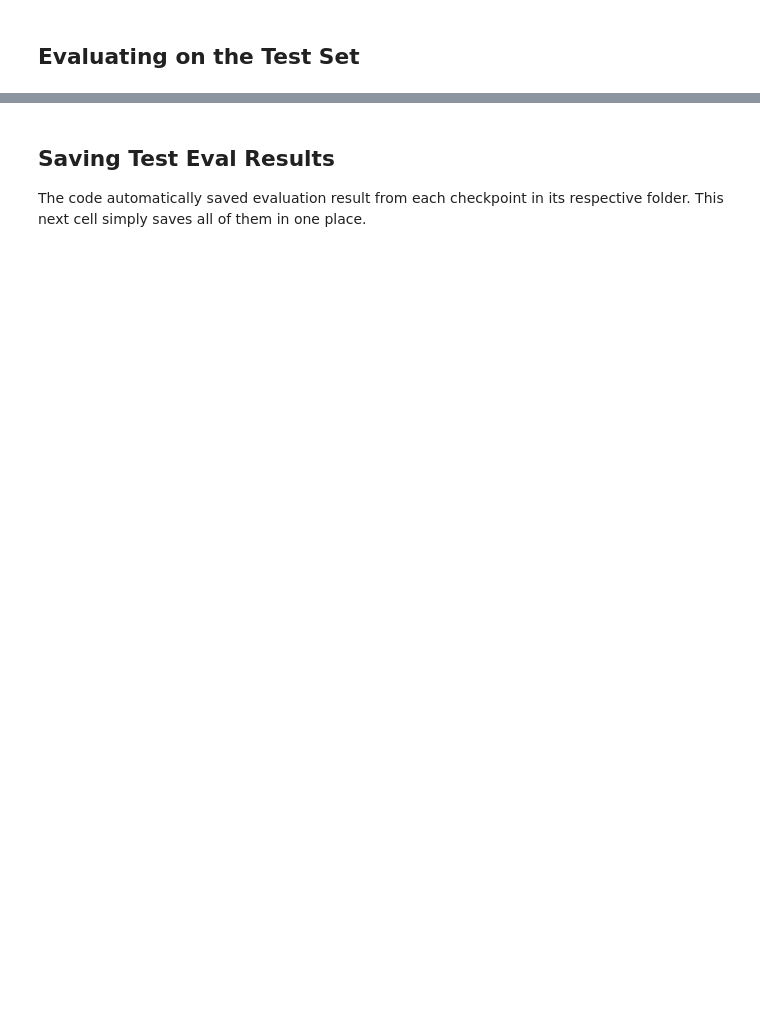
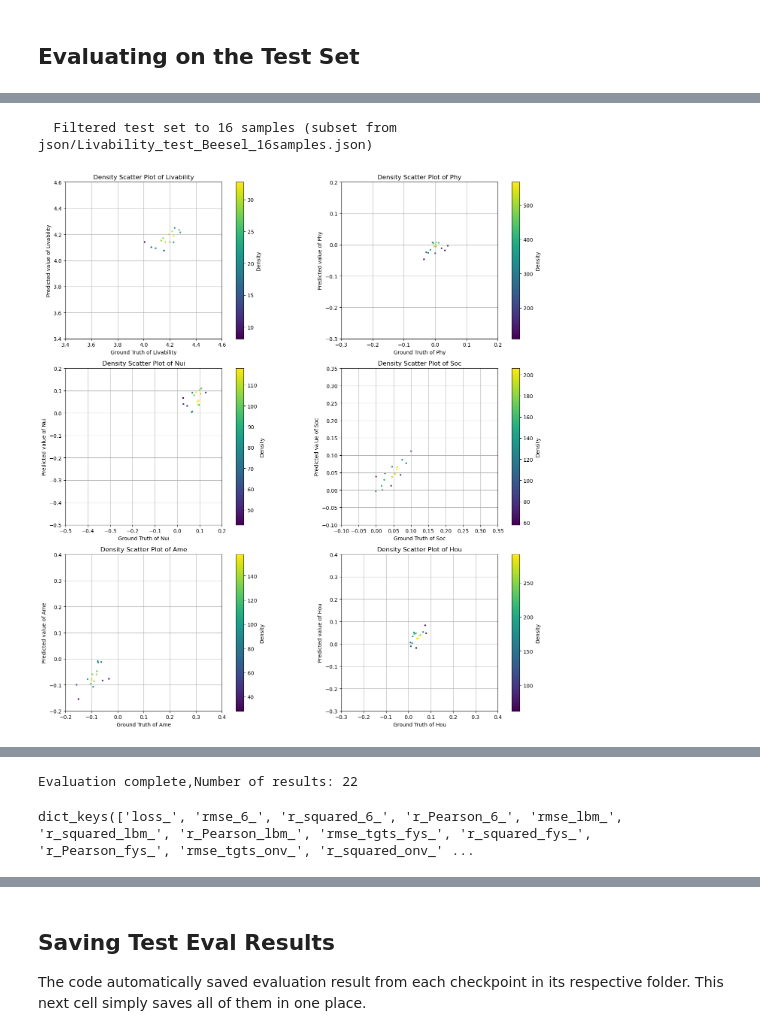
Before and after one commit to VienJou/Multimodal-multi-task-urban-livability-evaluation, a Jupyter notebook: Livability_evaluation_baseline_EN_Clean_v5.ipynb, the cells around one changed output, grey strips where cells are left out. Cells and saved outputs as stored; diff of their text form; code cells hidden in the pictures; blank space fills up the shorter version.

Commit message:
Update Livability_evaluation_baseline_EN_Clean_v5.ipynb and remove v6
Made-with: Cursor

```diff
--- a/Livability_evaluation_baseline_EN_Clean_v5.ipynb
+++ b/Livability_evaluation_baseline_EN_Clean_v5.ipynb
@@ -583,8 +878,17 @@ parser.add_argument("--num_workers", type=int, default=8, help="number of worker
 
 parser.add_argument("--seed", type=int, default=42, help="random seed for initialization")
 
+# Optional: evaluate only on a subset of test (e.g. Beesel). JSON/JSONL file with "id" per line.
+parser.add_argument("--test_subset_json", default="", type=str,
+    help="If set, test set is filtered to samples whose 'id' is in this file (one JSON object per line, each with 'id'). Leave empty for full test set.")
 
 args = parser.parse_args("")
+# Optional: test only on a subset (e.g. Beesel). Set to your JSON/JSONL path, or leave as "" for full test set.
+args.test_subset_json = "json/Livability_test_Beesel_16samples.json"
+
+# Use model from Hugging Face for evaluation (no local checkpoint needed)
+USE_HF_MODEL = True  # Set to False to use local output_dir
+HF_MODEL_REPO_ID = "Vinjou/Multimodal_urban_livability_evaluation_model"
 
 # Setup CUDA, GPU & distributed training
 device = torch.device("cuda" if torch.cuda.is_available() else "cpu")
@@ -1177,7 +1529,7 @@ if args.do_train:
 
     # Load a trained model and vocabulary that you have fine-tuned
     model = MMBTForClassification(transformer_config, multimodal_config)
-    model.load_state_dict(torch.load(os.path.join(args.output_dir, WEIGHTS_NAME)))
+    model.load_state_dict(torch.load(os.path.join(args.output_dir, WEIGHTS_NAME), map_location=args.device))
     tokenizer = AutoTokenizer.from_pretrained(args.output_dir)
     model.to(args.device)
 logger.info("***** Training Finished *****")
@@ -1193,30 +1580,38 @@ if args.do_eval:
     current_dir = os.getcwd()
     print(f"📁 Current working directory: {current_dir}")
 
-    # Resolve output_dir - keep it relative if possible
-    if os.path.isabs(args.output_dir):
-        # If absolute path provided, try to convert to relative
-        try:
-            rel_path = os.path.relpath(args.output_dir, current_dir)
-            if not rel_path.startswith('..'):
-                # Can be made relative, use it
-                output_dir_path = os.path.join(current_dir, rel_path)
-                print(f"📂 Converted absolute path to relative: {rel_path}")
-            else:
-                # Keep absolute path
+    # Resolve output_dir: from Hugging Face or local path
+    if USE_HF_MODEL:
+        import os
+        os.environ["HF_HUB_DISABLE_PROGRESS_BARS"] = "1"  # Avoid ipywidgets version mismatch in some Jupyter envs
+        # Download model from Hugging Face and use as checkpoint
+        from huggingface_hub import hf_hub_download
+        cache_dir = os.path.join(current_dir, "hf_model_cache")
+        os.makedirs(cache_dir, exist_ok=True)
+        local_dir = os.path.join(cache_dir, HF_MODEL_REPO_ID.replace("/", "_"))
+        print(f"📥 Downloading model from Hugging Face: {HF_MODEL_REPO_ID}")
+        for fn in ["pytorch_model.bin", "config.json"]:
+            hf_hub_download(repo_id=HF_MODEL_REPO_ID, filename=fn, local_dir=local_dir, repo_type="model")
+        output_dir_path = os.path.normpath(local_dir)
+        print(f"📂 Using model from: {output_dir_path}")
+    else:
+        # Resolve output_dir - keep it relative if possible (local model)
+        if os.path.isabs(args.output_dir):
+            try:
+                rel_path = os.path.relpath(args.output_dir, current_dir)
+                if not rel_path.startswith('..'):
+                    output_dir_path = os.path.join(current_dir, rel_path)
+                    print(f"📂 Converted absolute path to relative: {rel_path}")
+                else:
+                    output_dir_path = args.output_dir
+                    print(f"📂 Using absolute path: {output_dir_path}")
+            except ValueError:
                 output_dir_path = args.output_dir
                 print(f"📂 Using absolute path: {output_dir_path}")
-        except ValueError:
-            # Can't convert (different drives on Windows), keep absolute
-            output_dir_path = args.output_dir
-            print(f"📂 Using absolute path: {output_dir_path}")
-    else:
-        # Already relative, resolve from current directory
-        output_dir_path = os.path.join(current_dir, args.output_dir)
-        print(f"📂 Using relative path: {args.output_dir} -> {output_dir_path}")
-
-    # Normalize the path (resolve .. and .)
-    output_dir_path = os.path.normpath(output_dir_path)
+        else:
+            output_dir_path = os.path.join(current_dir, args.output_dir)
+            print(f"📂 Using relative path: {args.output_dir} -> {output_dir_path}")
+        output_dir_path = os.path.normpath(output_dir_path)
 
     print(f"📂 Resolved output_dir: {output_dir_path}")
     print(f"📂 output_dir exists: {os.path.exists(output_dir_path)}")
@@ -1276,7 +1671,9 @@ if args.do_eval:
             continue
 
         # Load state_dict and handle compatibility issues
-        state_dict = torch.load(model_path)
+        #state_dict = torch.load(model_path)
+        # map_location: load checkpoint on CPU if no GPU (model may have been saved on CUDA)
+        state_dict = torch.load(model_path, map_location=args.device)
 
         # Remove keys that may cause compatibility issues
         keys_to_remove = []
@@ -1311,3 +1708,4 @@ if args.do_eval:
         results.update(result)
 
 results.keys()
+# %% [output]
@@ -1313,0 +1734,2 @@ results.keys()
+  Filtered test set to 16 samples (subset from json/Livability_test_Beesel_16samples.json)
+[figure, added]
@@ -1314,3 +1753,5 @@ results.keys()
+Evaluation complete,Number of results: 22
+dict_keys(['loss_', 'rmse_6_', 'r_squared_6_', 'r_Pearson_6_', 'rmse_lbm_', 'r_squared_lbm_', 'r_Pearson_lbm_', 'rmse_tgts_fys_', 'r_squared_fys_', 'r_Pearson_fys_', 'rmse_tgts_onv_', 'r_squared_onv_' ...
 # %%
 print("=== Evaluation results ===")
 print(f"Number of results: {len(results)}")
```
Also changed, not shown: parts of 26 cells of this notebook.
